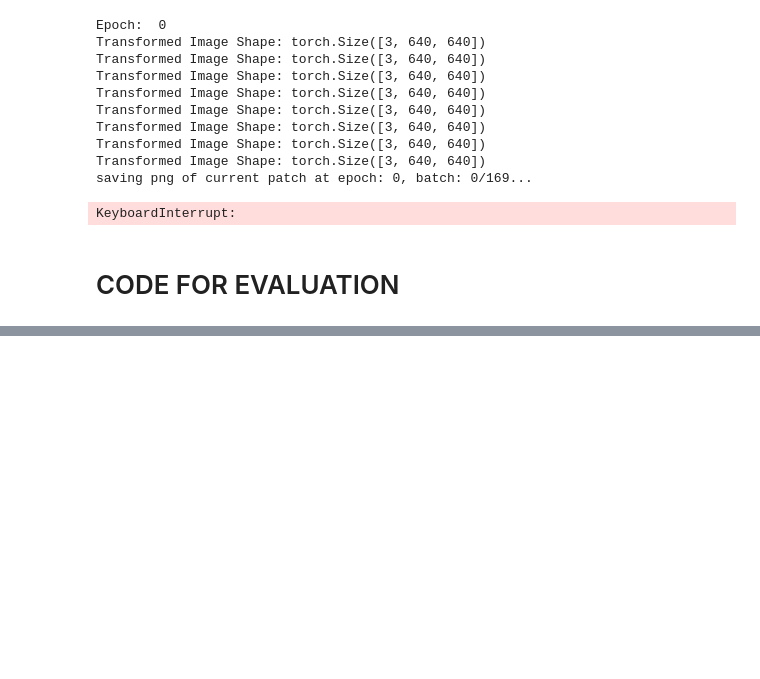
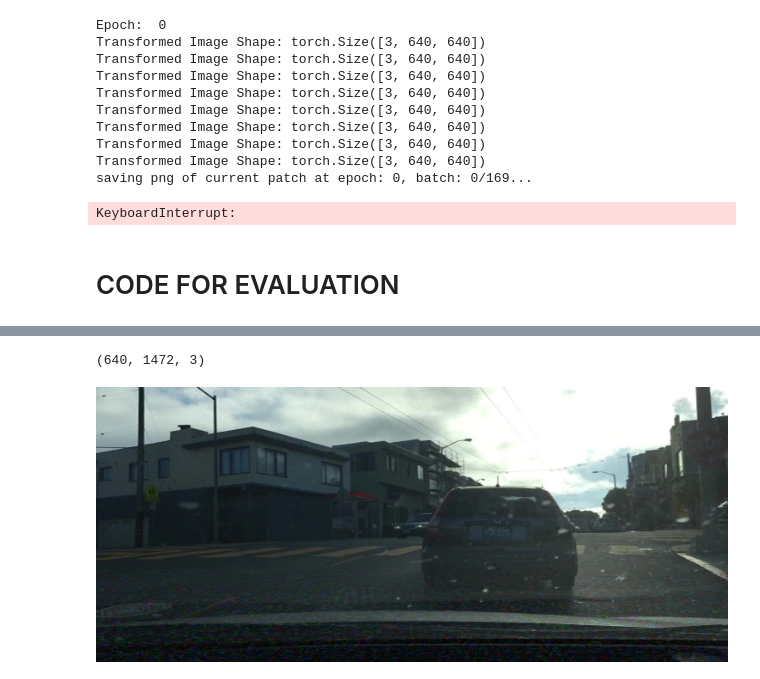
Before and after one commit to coenschoof/PhantomSponges, a Jupyter notebook: run_attack.ipynb, the cells around one changed output, grey strips where cells are left out. Cells and saved outputs as stored; diff of their text form; code cells hidden in the pictures; blank space fills up the shorter version.

```diff
--- a/run_attack.ipynb
+++ b/run_attack.ipynb
@@ -226,0 +279,8 @@ def perturb_img(img_name, change_aspect_ratio = True):
+# %%
+some_image = perturb_img('be6fd6ac-35af61fd.jpg', change_aspect_ratio = True, output_type = "numpy")
+print(some_image.shape)
+pil_image = transforms.ToPILImage()(some_image.squeeze())
+display(pil_image)
+# %% [output]
+(640, 1472, 3)
+[figure, added]
```
Also changed, not shown: parts of 26 cells of this notebook, 1 other file.
